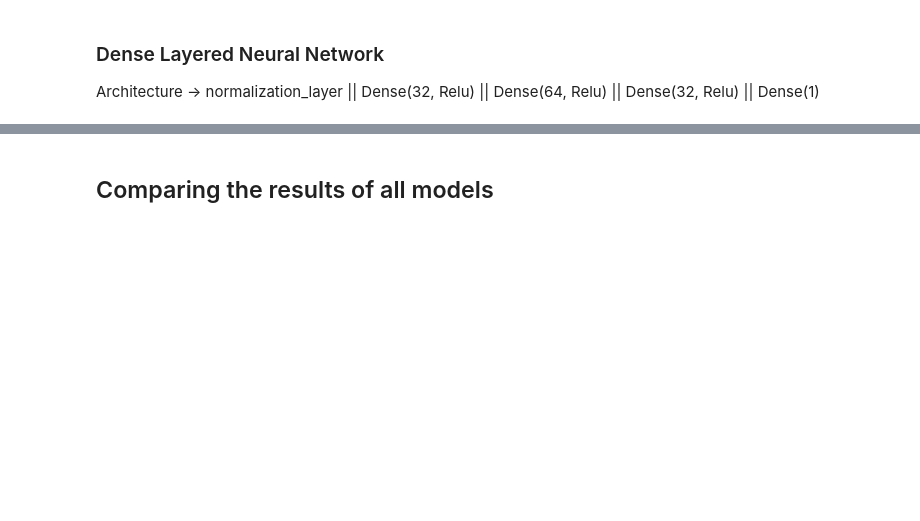
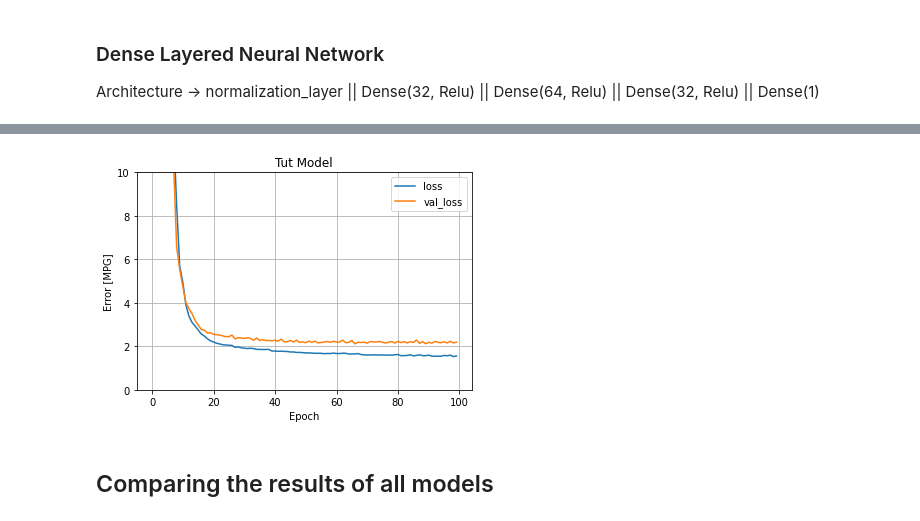
Before and after one commit to AbhinavS99/DPS-AI-Task-Abhinav-Sharma, a Jupyter notebook: DPS_Task_Analysis.ipynb, the cells around one changed output, grey strips where cells are left out. Saved outputs shown, nothing was run; the diff lists cells and outputs as text; code cells hidden in the pictures; blank space fills up the shorter version.

```diff
--- a/DPS_Task_Analysis.ipynb
+++ b/DPS_Task_Analysis.ipynb
@@ -232,0 +268,4 @@ y_test_pred = regr.predict(test_dataset)
+# %%
+plot_loss(tut_model_history, 'Tut Model')
+# %% [output]
+[figure, added]
```
Also changed, not shown: parts of 15 cells of this notebook.
